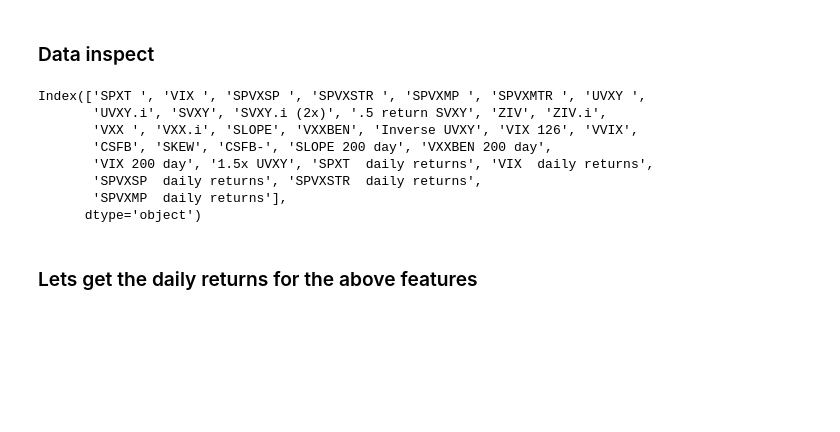
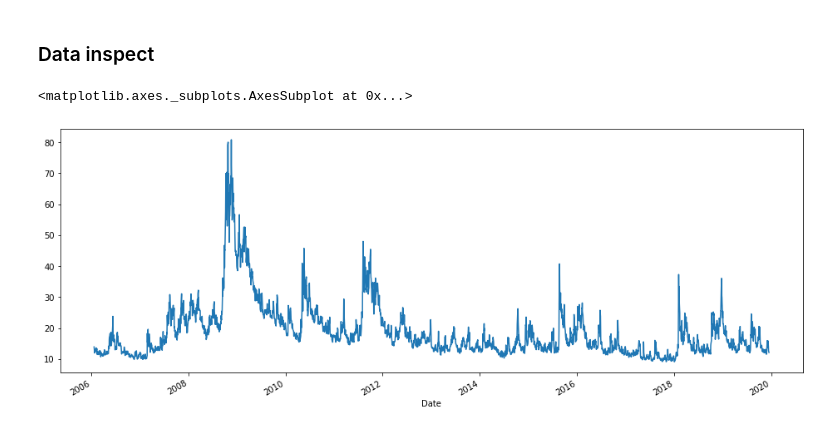
Before and after one commit to Berkat0789/Portfolio, a Jupyter notebook: Finance/VVIX Analysis/VVIX Analysis.ipynb, the cells around one changed output. Saved outputs shown, nothing was run; the diff lists cells and outputs as text; code cells hidden in the pictures; blank space fills up the shorter version.

```diff
--- a/Finance/VVIX Analysis/VVIX Analysis.ipynb
+++ b/Finance/VVIX Analysis/VVIX Analysis.ipynb
@@ -5,7 +5,9 @@ import matplotlib.pyplot as plt
 import seaborn as sns
 # %%
 vvix = pd.read_excel("resource/vvix_data.xlsx")
+# %%
+working_data = vvix.iloc[0:3500]
 # %% [markdown]
 ### Data inspect
 # %%
-vvix.set_index("Date", inplace=True)
+working_data.set_index("Date", inplace=True)
@@ -14,11 +13,0 @@ vvix = vvix.loc[:"2020-4-15"]
-# %%
-vvix.columns
-# %% [output]
-Index(['SPXT ', 'VIX ', 'SPVXSP ', 'SPVXSTR ', 'SPVXMP ', 'SPVXMTR ', 'UVXY ',
-       'UVXY.i', 'SVXY', 'SVXY.i (2x)', '.5 return SVXY', 'ZIV', 'ZIV.i',
-       'VXX ', 'VXX.i', 'SLOPE', 'VXXBEN', 'Inverse UVXY', 'VIX 126', 'VVIX',
-       'CSFB', 'SKEW', 'CSFB-', 'SLOPE 200 day', 'VXXBEN 200 day',
-       'VIX 200 day', '1.5x UVXY', 'SPXT  daily returns', 'VIX  daily returns',
-       'SPVXSP  daily returns', 'SPVXSTR  daily returns',
-       'SPVXMP  daily returns'],
-      dtype='object')
@@ -27,2 +14,13 @@ tickers = ['SPXT ', 'VIX ', 'SPVXSP ', 'SPVXSTR ', 'SPVXMP ', 'SPVXMTR ', 'UVXY
-# %% [markdown]
-### Lets get the daily returns for the above features
+# %%
+columns_fix = ['SPXT','VIX', 'SPVXSP', 'SPVXSTR', 'SPVXMP', 'SPVXMTR', 'UVXY',
+       'UVXY.i', 'SVXY', 'SVXY.i (2x)', '.5 return SVXY', 'ZIV', 'ZIV.i',
+       'VXX ', 'VXX.i', 'SLOPE', 'VXXBEN', 'Inverse UVXY', 'VIX 126', 'VVIX',
+       'CSFB', 'SKEW', 'CSFB-', 'SLOPE 200 day', 'VXXBEN 200 day',
+       'VIX 200 day', '1.5x UVXY']
+# %%
+working_data.columns = columns_fix
+# %%
+working_data["VIX"].plot(figsize = (16,6))
+# %% [output]
+<matplotlib.axes._subplots.AxesSubplot at 0x...>
+[figure, added]
```
Also changed, not shown: parts of 17 cells of this notebook, 18 other files.
